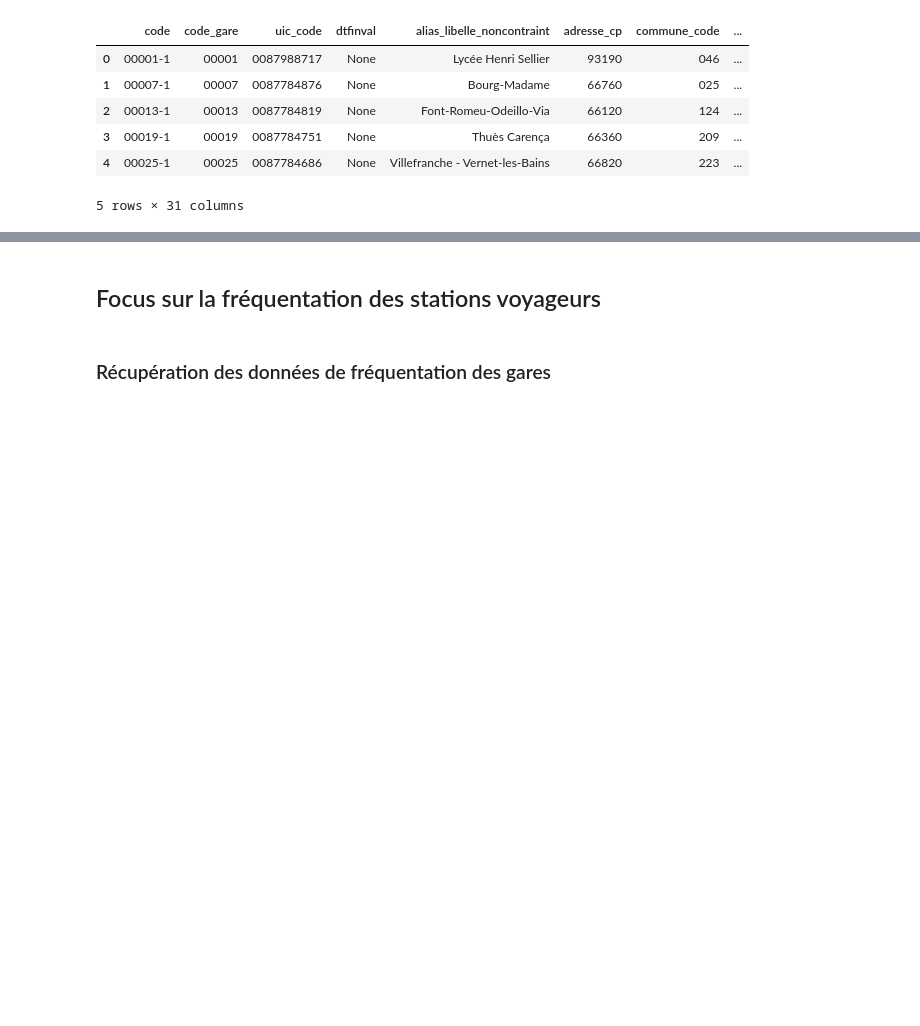
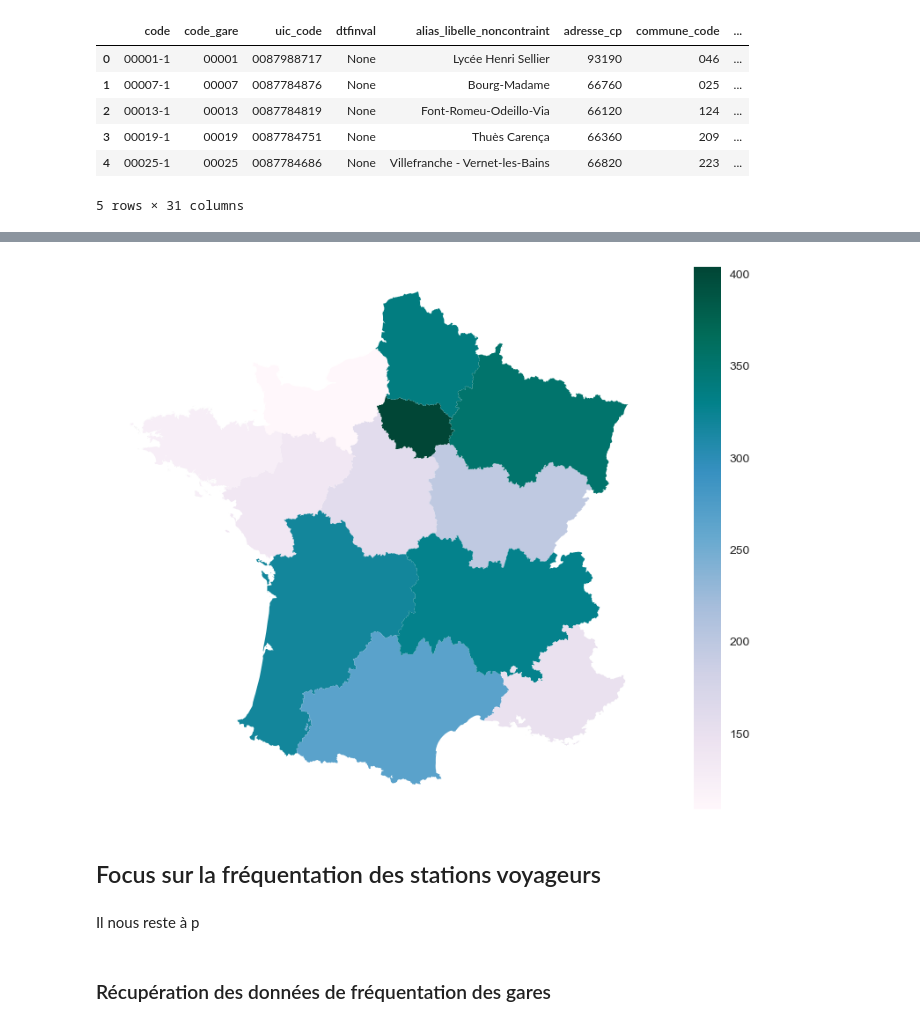
Before and after one commit to gbiaou/Projet_Python_SNCF, a Jupyter notebook: presentation-reseau-sncf.ipynb, the cells around one changed output, grey strips where cells are left out. Drawn from its saved outputs; the diff is of its cells as text; code cells hidden in the pictures; blank space fills up the shorter version.

```diff
--- a/presentation-reseau-sncf.ipynb
+++ b/presentation-reseau-sncf.ipynb
@@ -38,0 +361,5 @@ dataGares.head()
+# %%
+NbrGaresRegions = dataGaresV.groupby('region.nom').count()["code_gare"].sort_values(ascending = False)
+NbrGaresRegions = NbrGaresRegions.reset_index()
+NbrGaresRegions = NbrGaresRegions.rename(columns={"region.nom" : "NOM", "code_gare" : "Nombre de gares"})
+NbrGaresRegions
@@ -39,5 +380,15 @@ dataGares.head()
+# %%
+france_merge = france.merge(NbrGaresRegions, how = "left")
+# %%
+fig, ax = plt.subplots(figsize = (12, 8))
+france_merge.plot(axes = ax, column = "Nombre de gares", legend=True, cmap = "PuBuGn")
+ax.set_axis_off()
+# %% [output]
+[figure, added]
 # %% [markdown]
 ## Focus sur la fréquentation des stations voyageurs
+# %% [markdown]
+Il nous reste à p
 # %% [markdown]
 ### Récupération des données de fréquentation des gares
 # %% [markdown]
```
Also changed, not shown: parts of 63 cells of this notebook.
